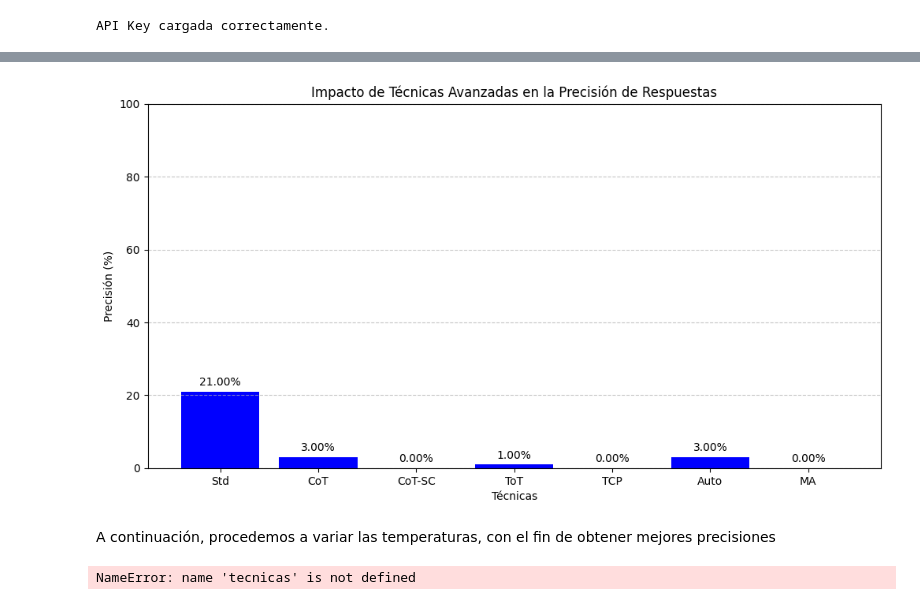
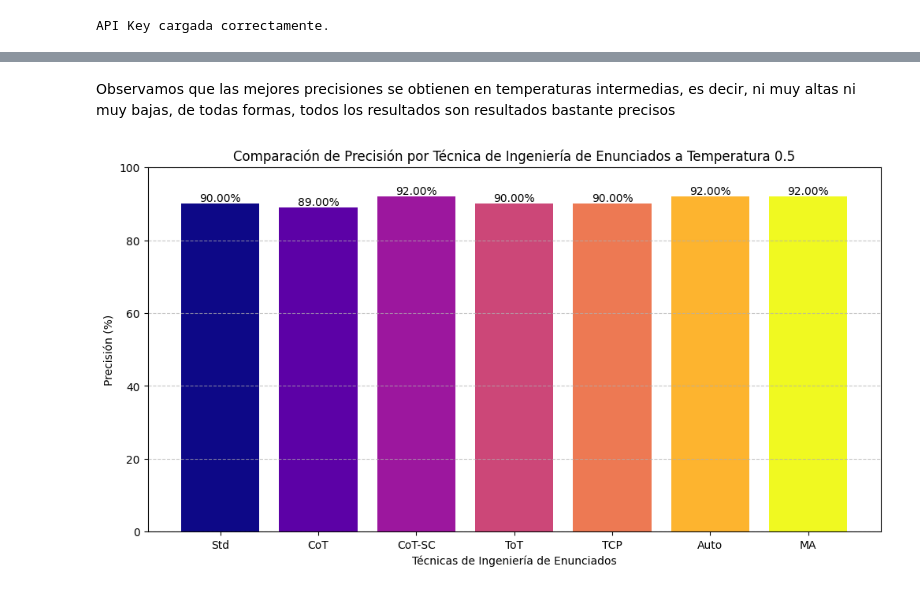
Before and after one commit to GonzaloPahissa/TFG_Gonzalo_Arguedas, a Jupyter notebook: src/OpenAI.ipynb, the cells around one changed output, grey strips where cells are left out. Saved outputs shown, nothing was run; the diff lists cells and outputs as text; code cells hidden in the pictures.

```diff
--- a/src/OpenAI.ipynb
+++ b/src/OpenAI.ipynb
@@ -144,0 +347,3 @@ Aplicamos diferentes tecnicas para ver si mejora la precision de las respuestas
+# %%
+precisiones = {temp: np.mean(resultados[temp]) * 100 for temp in temperaturas}
+precisiones
@@ -145,3 +379,5 @@ Aplicamos diferentes tecnicas para ver si mejora la precision de las respuestas
+# %% [markdown]
+Observamos que las mejores precisiones se obtienen en temperaturas intermedias, es decir, ni muy altas ni muy bajas, de todas formas, todos los resultados son resultados bastante precisos
 # %%
 tecnicas = {
     None: "Std",  # Standard, sin técnica
@@ -152,5 +388,3 @@ tecnicas = {
     "Consider your answer carefully and check it before finalizing.": "Auto",  # Autocorrection
     "Combine insights from multiple viewpoints to find the correct answer.": "MA"  # Multiple Agents
 }
-# %%
-resultados = evaluar_tecnicas(train_sample, "gpt-3.5-turbo", tecnicas)
@@ -157,22 +413,46 @@ resultados = evaluar_tecnicas(train_sample, "gpt-3.5-turbo", tecnicas)
+# %%
+def letra_a_indice(letra):
+    """Convierte una letra de respuesta ('A', 'B', 'C', 'D') a un índice numérico (0, 1, 2, 3)."""
+    return ord(letra) - ord('A')  # 'A' se convierte en 0, 'B' en 1, etc.
+
+def evaluar_tecnicas_(dataset, modelo, tecnicas, temperatura=0.5):
+    resultados_por_tecnica = {name: [] for name in tecnicas.values()}
+    for item in dataset:
+        pregunta = item['question_stem']
+        opciones = item['choices']['text']
+        indice_correcto = letra_a_indice(item['answerKey'])  # Usa la función para convertir la letra a índice
+        respuesta_correcta = opciones[indice_correcto]       # Usa el índice para obtener la opción correcta
+        for tecnica, name in tecnicas.items():
+            respuesta_generada = generar_respuesta_(modelo, pregunta, opciones, tecnica, temperatura)
+            es_correcta = respuesta_generada == item['answerKey'] if respuesta_generada else False
+            resultados_por_tecnica[name].append(es_correcta)
+            print(f"Técnica {name}, temperatura {temperatura}: Respuesta generada: {respuesta_generada}, Correcta: {es_correcta}")
+    return resultados_por_tecnica
+
+resultados_tecnicas = evaluar_tecnicas_(dataset, "gpt-4-turbo", tecnicas, 0.5)
 # %%
-precisiones = {abr: sum(resultados[abr])/len(resultados[abr]) * 100 for abr in resultados}
+precisiones_por_tecnica = {name: np.mean(resultados) * 100 for name, resultados in resultados_tecnicas.items()}
+
+cmap = get_cmap('plasma')  # 'tab10' proporciona 10 colores distintos
+colors = cmap(np.linspace(0, 1, len(precisiones_por_tecnica)))
+
+tecnicas_str = list(precisiones_por_tecnica.keys())
+precision_values = list(precisiones_por_tecnica.values())
 
 # Graficar los resultados
 plt.figure(figsize=(12, 6))
-bars = plt.bar(precisiones.keys(), precisiones.values(), color='blue')
-plt.xlabel('Técnicas')
+bars = plt.bar(tecnicas_str, precision_values, color=colors)
+plt.xlabel('Técnicas de Ingeniería de Enunciados')
 plt.ylabel('Precisión (%)')
-plt.title('Impacto de Técnicas Avanzadas en la Precisión de Respuestas')
-plt.ylim([0, 100])
+plt.title('Comparación de Precisión por Técnica de Ingeniería de Enunciados a Temperatura 0.5')
+plt.ylim([0, 100])  # Asegurando que el eje y va de 0 a 100%
 plt.grid(axis='y', linestyle='--', alpha=0.7)
 
-# Añadir etiquetas de texto con los valores de precisión sobre cada barra
+# Añadir etiquetas de texto para cada barra
 for bar in bars:
     yval = bar.get_height()
-    plt.text(bar.get_x() + bar.get_width()/2, yval + 1, f"{yval:.2f}%", ha='center', va='bottom')
+    plt.text(bar.get_x() + bar.get_width()/2, yval, f"{yval:.2f}%", ha='center', va='bottom')
 
 plt.show()
 # %% [output]
-[figure, old version]
+[figure, new version]
-# %% [markdown]
-A continuación, procedemos a variar las temperaturas, con el fin de obtener mejores precisiones
@@ -213,4 +458,0 @@ temperaturas = [0.7, 0.4, 0.2]
-# %%
-resultados = evaluar_tecnicas_por_temperatura(train_sample, "gpt-3.5-turbo", tecnicas, temperaturas)
-# %% [output]
-NameError: name 'tecnicas' is not defined
```
Also changed, not shown: parts of 55 cells of this notebook.
